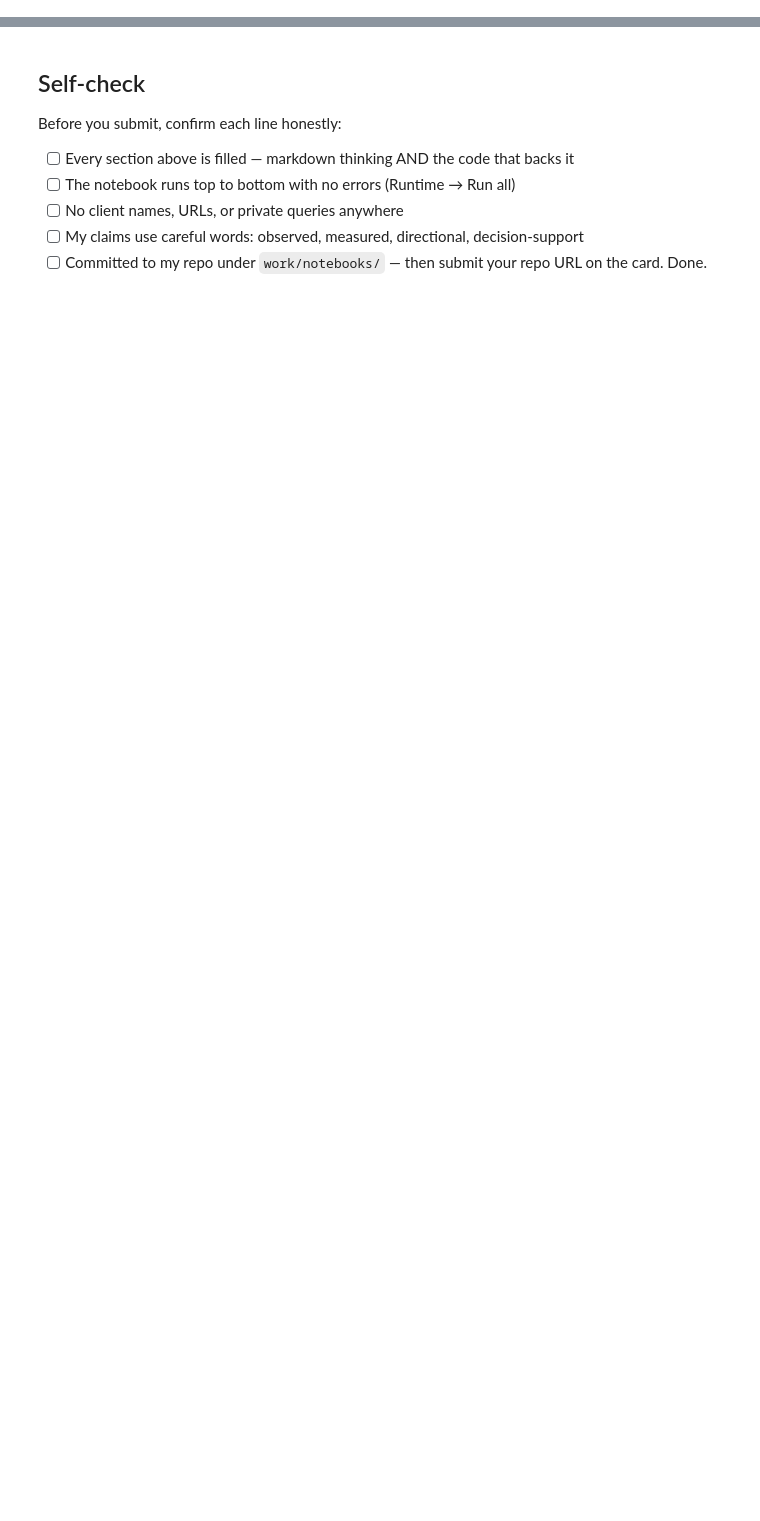
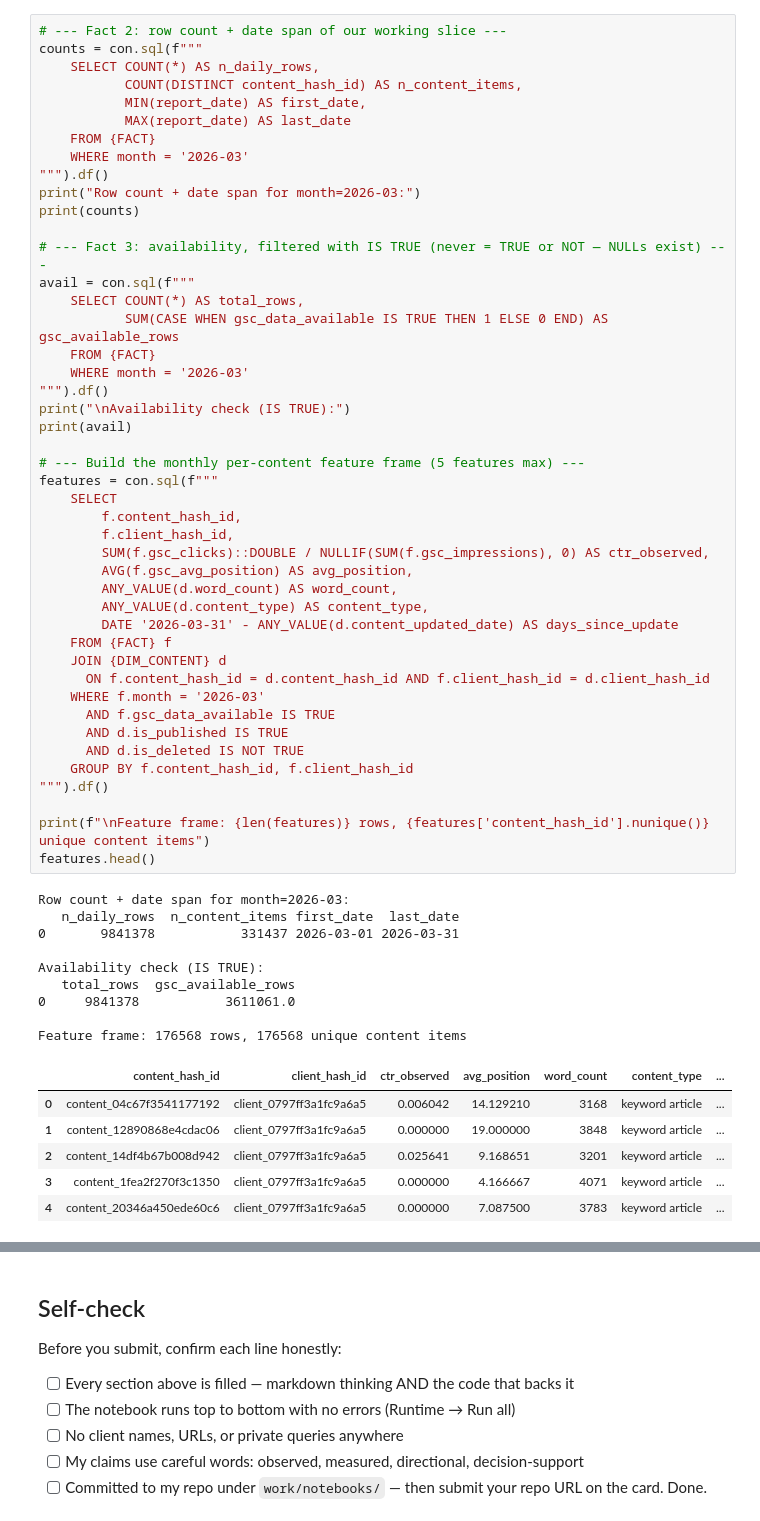
Before and after one commit to AdeenaSaleem/flyrank-ml-internship, a Jupyter notebook: work/notebooks/w03_data_contract.ipynb, the cells around one changed output, grey strips where cells are left out. Cells and saved outputs as stored; diff of their text form; blank space fills up the shorter version.

Commit message:
Complete w03_data_contract with real warehouse data

```diff
--- a/work/notebooks/w03_data_contract.ipynb
+++ b/work/notebooks/w03_data_contract.ipynb
@@ -36,0 +108,61 @@ This skeleton is yours to fill. Work the sections **in order** — each one has
+# %%
+# --- Fact 2: row count + date span of our working slice ---
+counts = con.sql(f"""
+    SELECT COUNT(*) AS n_daily_rows,
+           COUNT(DISTINCT content_hash_id) AS n_content_items,
+           MIN(report_date) AS first_date,
+           MAX(report_date) AS last_date
+    FROM {FACT}
+    WHERE month = '2026-03'
+""").df()
+print("Row count + date span for month=2026-03:")
+print(counts)
+
+# --- Fact 3: availability, filtered with IS TRUE (never = TRUE or NOT — NULLs exist) ---
+avail = con.sql(f"""
+    SELECT COUNT(*) AS total_rows,
+           SUM(CASE WHEN gsc_data_available IS TRUE THEN 1 ELSE 0 END) AS gsc_available_rows
+    FROM {FACT}
+    WHERE month = '2026-03'
+""").df()
+print("\nAvailability check (IS TRUE):")
+print(avail)
+
+# --- Build the monthly per-content feature frame (5 features max) ---
+features = con.sql(f"""
+    SELECT
+        f.content_hash_id,
+        f.client_hash_id,
+        SUM(f.gsc_clicks)::DOUBLE / NULLIF(SUM(f.gsc_impressions), 0) AS ctr_observed,
+        AVG(f.gsc_avg_position) AS avg_position,
+        ANY_VALUE(d.word_count) AS word_count,
+        ANY_VALUE(d.content_type) AS content_type,
+        DATE '2026-03-31' - ANY_VALUE(d.content_updated_date) AS days_since_update
+    FROM {FACT} f
+    JOIN {DIM_CONTENT} d
+      ON f.content_hash_id = d.content_hash_id AND f.client_hash_id = d.client_hash_id
+    WHERE f.month = '2026-03'
+      AND f.gsc_data_available IS TRUE
+      AND d.is_published IS TRUE
+      AND d.is_deleted IS NOT TRUE
+    GROUP BY f.content_hash_id, f.client_hash_id
+""").df()
+
+print(f"\nFeature frame: {len(features)} rows, {features['content_hash_id'].nunique()} unique content items")
+features.head()
+# %% [output]
+Row count + date span for month=2026-03:
+   n_daily_rows  n_content_items first_date  last_date
+0       9841378           331437 2026-03-01 2026-03-31
+
+Availability check (IS TRUE):
+   total_rows  gsc_available_rows
+0     9841378           3611061.0
+
+Feature frame: 176568 rows, 176568 unique content items
+|  | content_hash_id | client_hash_id | ctr_observed | avg_position | word_count | content_type | ... |
+| 0 | content_04c67f3541177192 | client_0797ff3a1fc9a6a5 | 0.006042 | 14.129210 | 3168 | keyword article | ... |
+| 1 | content_12890868e4cdac06 | client_0797ff3a1fc9a6a5 | 0.000000 | 19.000000 | 3848 | keyword article | ... |
+| 2 | content_14df4b67b008d942 | client_0797ff3a1fc9a6a5 | 0.025641 | 9.168651 | 3201 | keyword article | ... |
+| 3 | content_1fea2f270f3c1350 | client_0797ff3a1fc9a6a5 | 0.000000 | 4.166667 | 4071 | keyword article | ... |
+| 4 | content_20346a450ede60c6 | client_0797ff3a1fc9a6a5 | 0.000000 | 7.087500 | 3783 | keyword article | ... |
```
Also changed, not shown: parts of 16 cells of this notebook.
